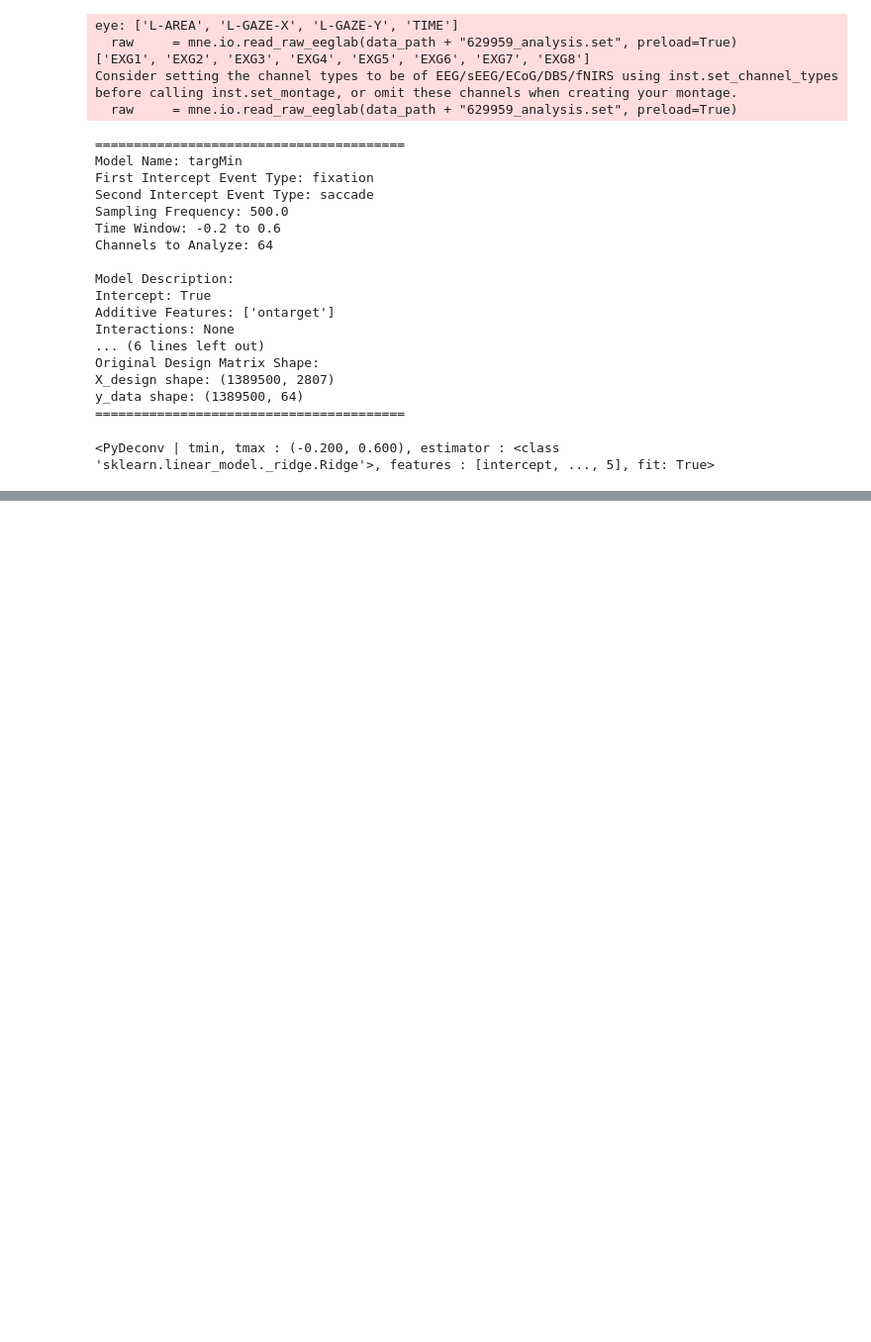
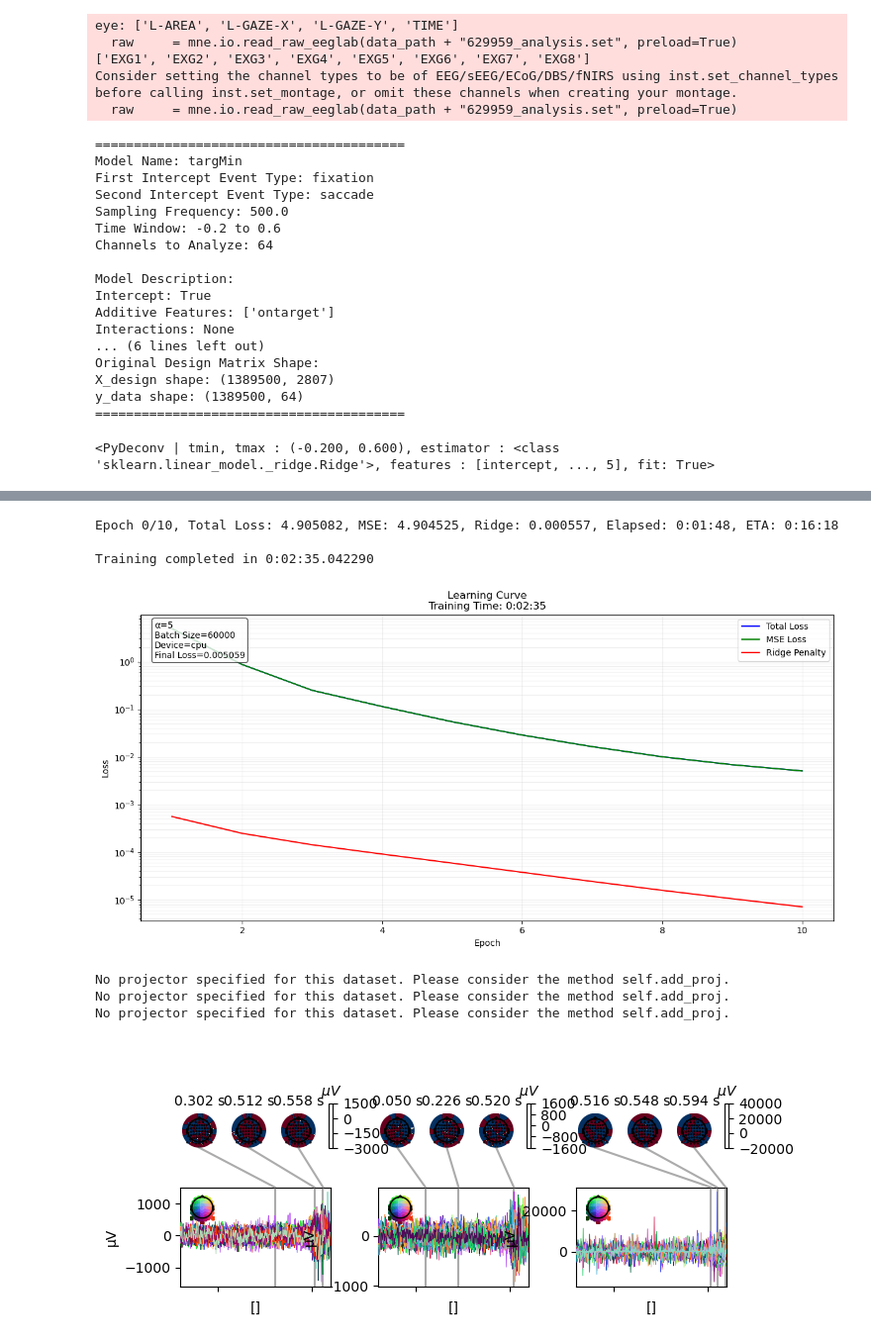
Before and after one commit to incubodac/PyDeconv, a Jupyter notebook: torch_notebook_v1.ipynb, the cells around one changed output, grey strips where cells are left out. Shown at 99% size. Drawn from its saved outputs; the diff is of its cells as text; code cells hidden in the pictures; blank space fills up the shorter version.

Commit message:
trying real data gpu fit

```diff
--- a/torch_notebook_v1.ipynb
+++ b/torch_notebook_v1.ipynb
@@ -1083 +1343,19 @@ rERP_model.
+# %%
+torch_ridge = RidgeDeconvolution(input_dim=X_design.shape[1], output_dim= y_data.shape[1], alpha= 5 , fit_intercept=False, batch_size=60000, device=device)
+torch_ridge.fit(X_design, y_data, epochs=10, lr=0.001)
+# Plot learning curve
+torch_ridge.plot_learning_curve()
+coeffs =  torch_ridge.linear.weight.detach().cpu().numpy()
+rERP_model.coef_ =  coeffs
+fig = rERP_model.plot_coefs()
+plt.show()
+# %% [output]
+Epoch 0/10, Total Loss: 4.905082, MSE: 4.904525, Ridge: 0.000557, Elapsed: 0:01:48, ETA: 0:16:18
+
+Training completed in 0:02:35.042290
+[figure, added]
+No projector specified for this dataset. Please consider the method self.add_proj.
+No projector specified for this dataset. Please consider the method self.add_proj.
+No projector specified for this dataset. Please consider the method self.add_proj.
+[figure, added]
 # %%
```
Also changed, not shown: parts of 8 cells of this notebook, 2 other files.
